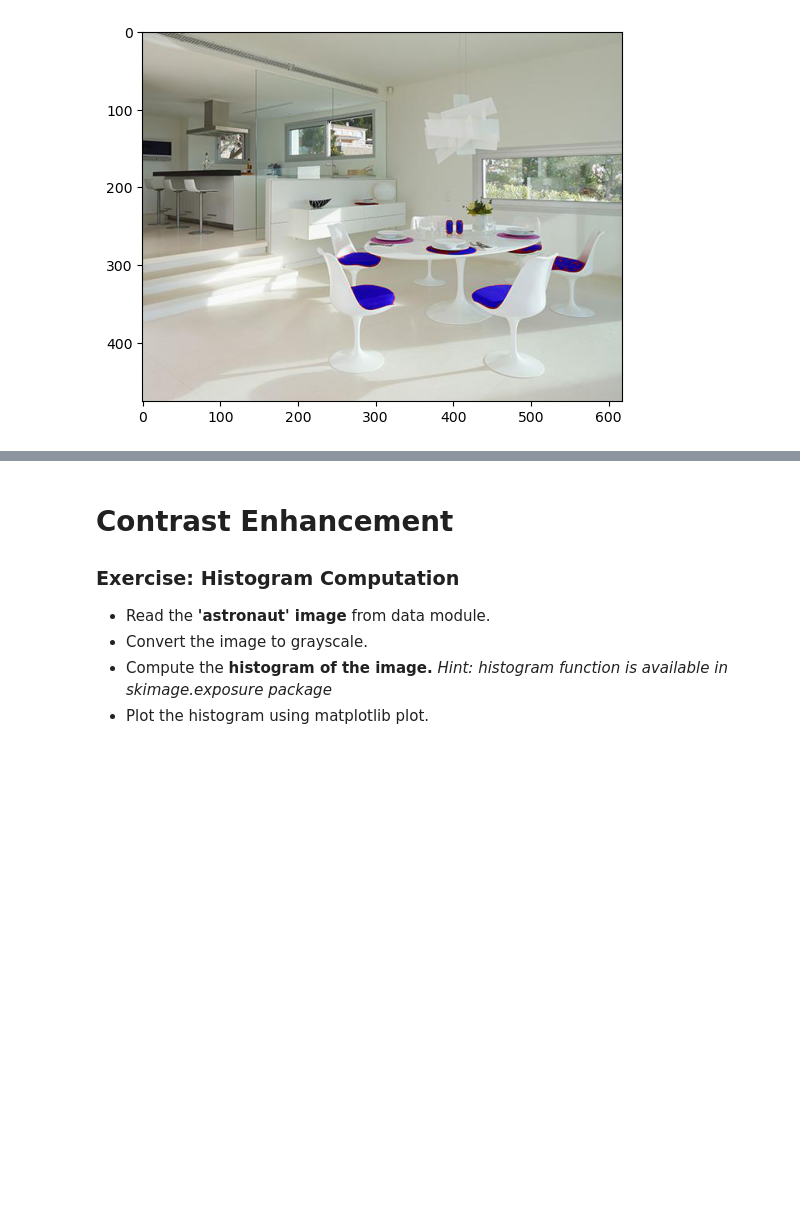
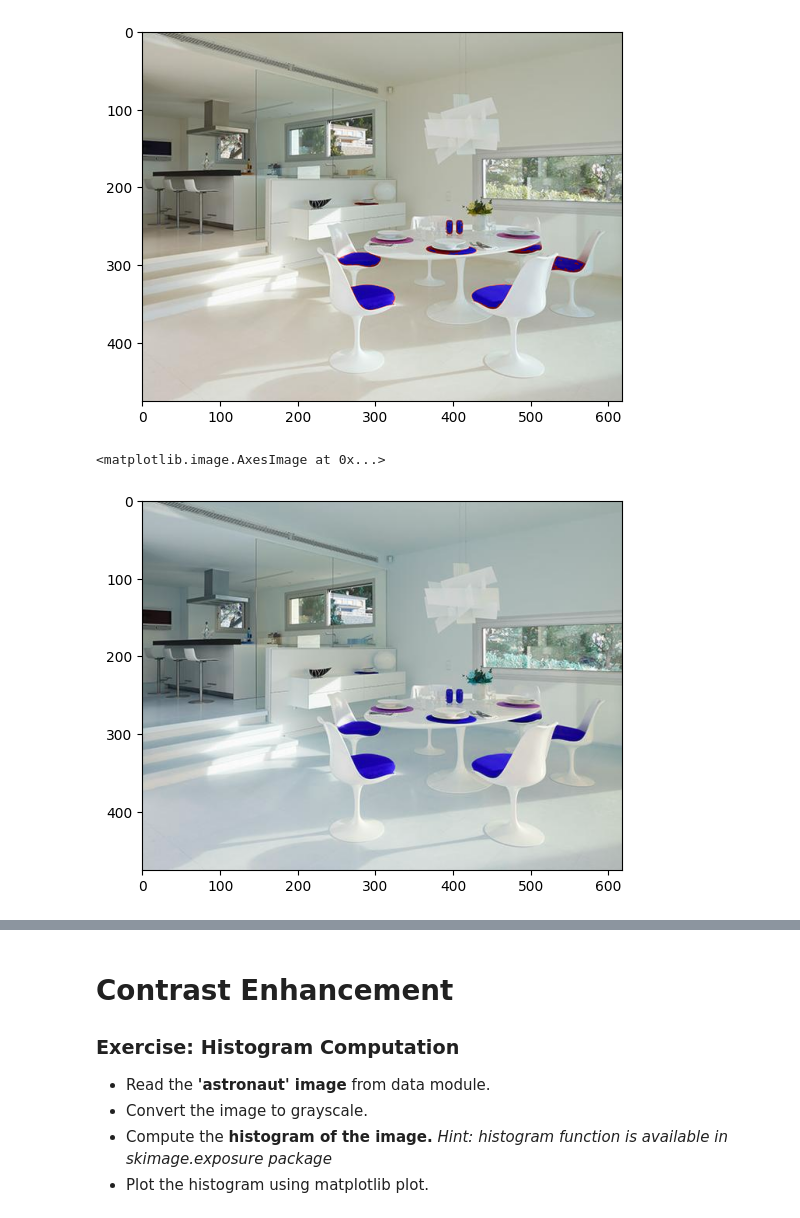
Before and after one commit to BecTome/UPC_MasterArtificialIntelligence, a Jupyter notebook: CV/Labs/P02_20231003_operators_and_filters/image_operators_and_filters.ipynb, the cells around one changed output, grey strips where cells are left out. Drawn from its saved outputs; the diff is of its cells as text; code cells hidden in the pictures; blank space fills up the shorter version.

```diff
--- a/CV/Labs/P02_20231003_operators_and_filters/image_operators_and_filters.ipynb
+++ b/CV/Labs/P02_20231003_operators_and_filters/image_operators_and_filters.ipynb
@@ -143,6 +122,24 @@ plt.imshow(sillas_toblue)
 # %% [output]
 <matplotlib.image.AxesImage at 0x...>
 [figure]
+# %%
+# solution 2: Exchange the blue and red channels
+
+sillas_toblue = sillas.copy()
+red = sillas_toblue[:, :, 0]
+green = sillas_toblue[:, :, 1]
+blue = sillas_toblue[:, :, 2]
+
+red_new = blue.copy()
+blue_new = red.copy()
+
+sillas_toblue[:, :, 0] = red_new
+sillas_toblue[:, :, 2] = blue_new
+
+plt.imshow(sillas_toblue)
+# %% [output]
+<matplotlib.image.AxesImage at 0x...>
+[figure, added]
 # %% [markdown]
 # Image Manipulation
 
```
Also changed, not shown: parts of 35 cells of this notebook.
